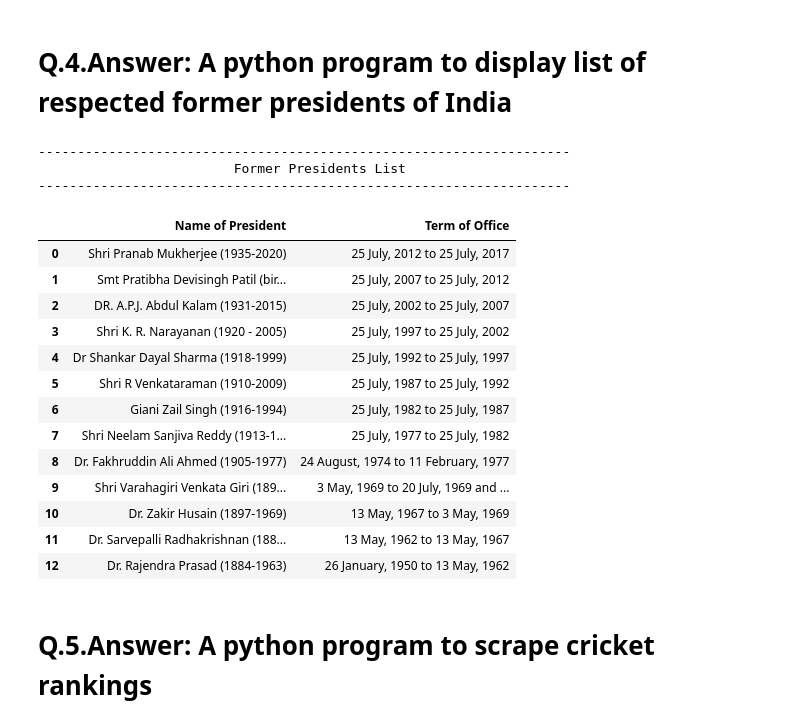
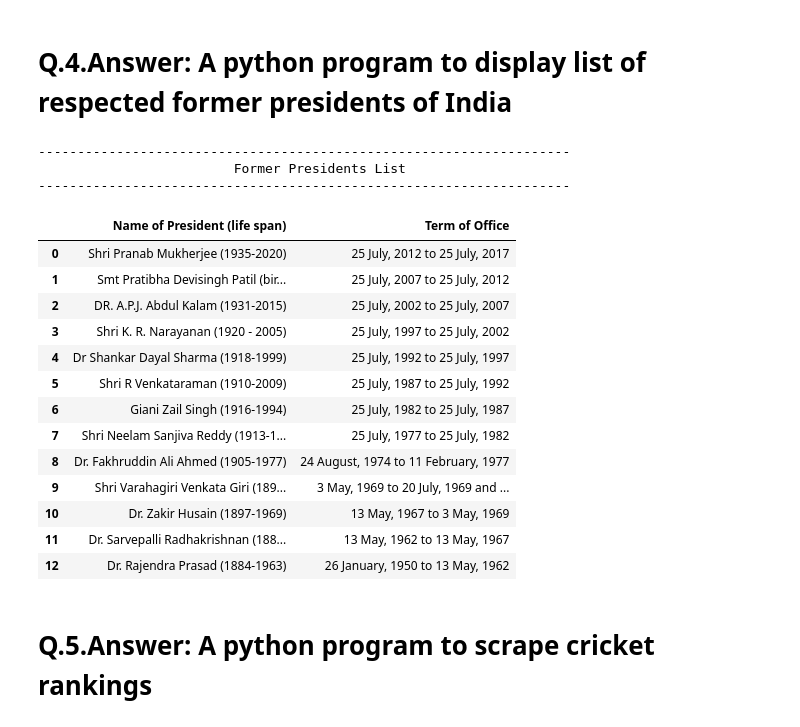
Before and after one commit to ArchanaKumari846/Internship, a Jupyter notebook: Web_Scrapping_Assignment/Web_Scraping_Assignment-1.ipynb, the cells around one changed output. Drawn from its saved outputs; the diff is of its cells as text; code cells hidden in the pictures.

```diff
--- a/Web_Scrapping_Assignment/Web_Scraping_Assignment-1.ipynb
+++ b/Web_Scrapping_Assignment/Web_Scraping_Assignment-1.ipynb
@@ -132,28 +132,28 @@ df_movies
 # %%
 page3= requests.get('https://presidentofindia.nic.in/former-presidents.htm')
 soup3= BeautifulSoup(page3.content)
 
 President_name=[]
 for i in soup3.find_all('div', class_="presidentListing"):
     cells = i.find_all('h3')
     President_name.append(cells[0].text.strip())
 
 Term=[]
 for i in soup3.find_all('div', class_="presidentListing"):
     cells = i.find_all('p')
     Term.append(cells[0].text.strip().replace('Term of Office:',''))
 
 print('-'*68)
 print('\t\t\t Former Presidents List')
 print('-'*68)
 
-df_president=pd.DataFrame({'Name of President':President_name,'Term of Office':Term})
+df_president=pd.DataFrame({'Name of President (life span)':President_name,'Term of Office':Term})
 df_president
 # %% [output]
 --------------------------------------------------------------------
                          Former Presidents List
 --------------------------------------------------------------------
-|  | Name of President | Term of Office |
+|  | Name of President (life span) | Term of Office |
 | 0 | Shri Pranab Mukherjee (1935-2020) | 25 July, 2012 to 25 July, 2017 |
 | 1 | Smt Pratibha Devisingh Patil (bir... | 25 July, 2007 to 25 July, 2012 |
 | 2 | DR. A.P.J. Abdul Kalam (1931-2015) | 25 July, 2002 to 25 July, 2007 |
```
